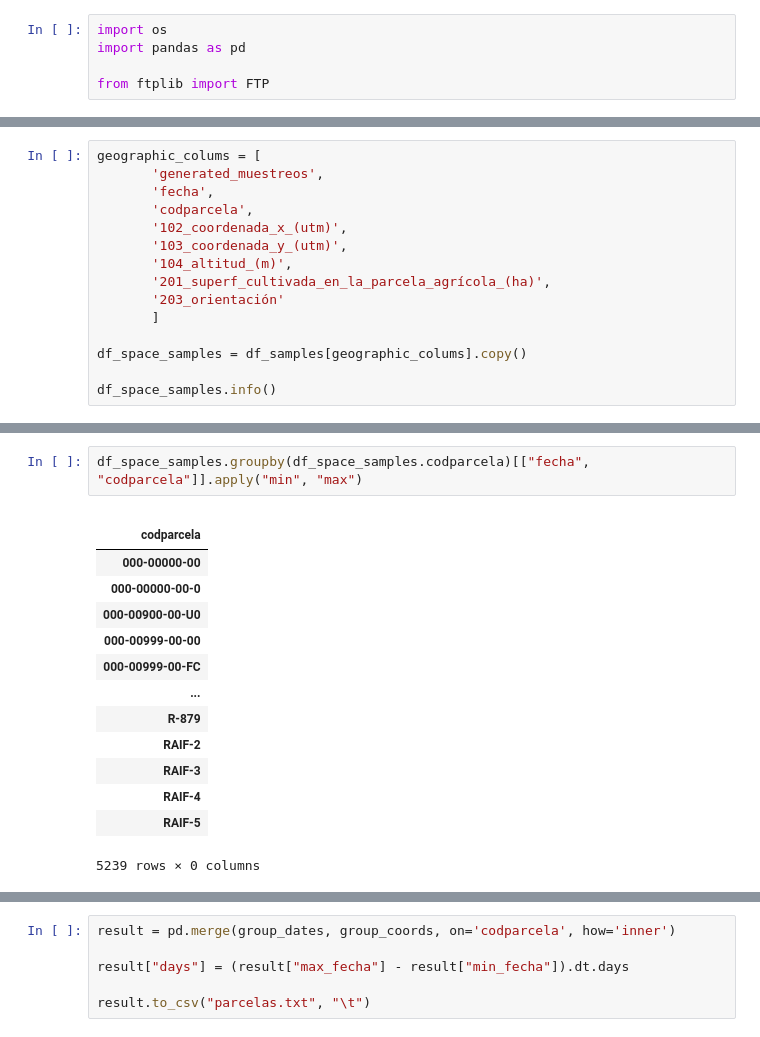
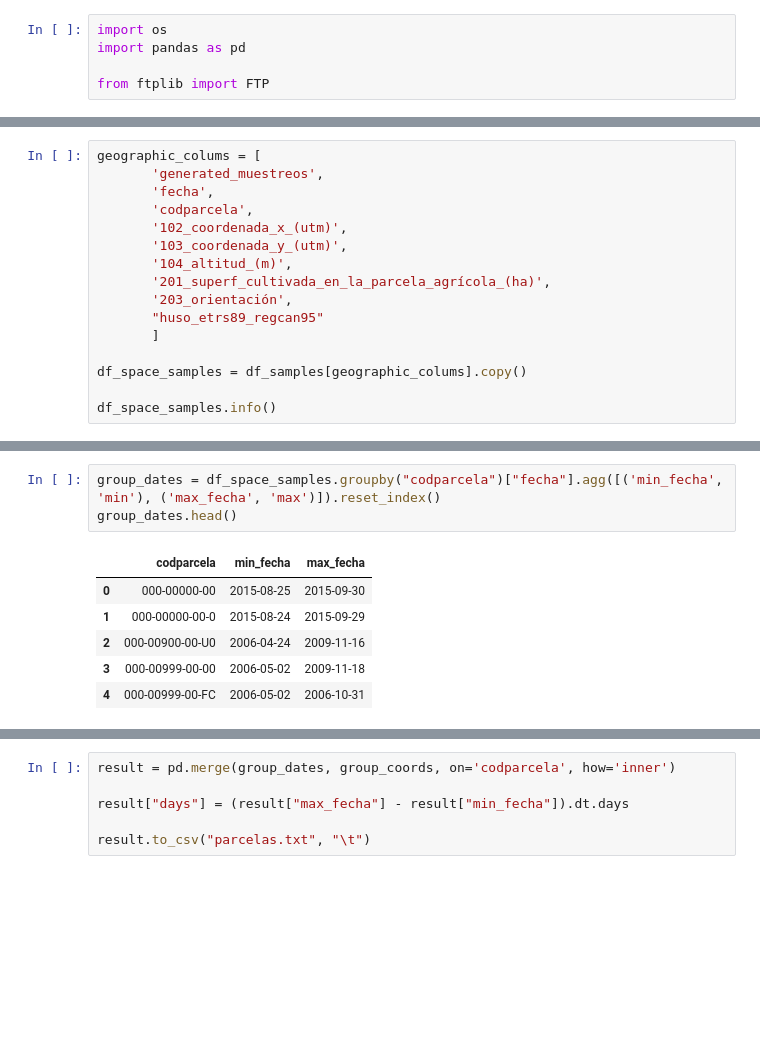
Before and after one commit to Zrive/zrive-ds-4q23-olive, a Jupyter notebook: src/explore_carlos.ipynb, the cells around one changed output, grey strips where cells are left out. Drawn from its saved outputs; the diff is of its cells as text; blank space fills up the shorter version.

```diff
--- a/src/explore_carlos.ipynb
+++ b/src/explore_carlos.ipynb
@@ -55,7 +39,8 @@ geographic_colums = [
        '103_coordenada_y_(utm)',
        '104_altitud_(m)',
        '201_superf_cultivada_en_la_parcela_agrícola_(ha)',
-       '203_orientación'
+       '203_orientación',
+       "huso_etrs89_regcan95"
        ]
 
 df_space_samples = df_samples[geographic_colums].copy()
@@ -80,18 +75,11 @@ memory usage: 28.5 MB
 # %%
-df_space_samples.groupby(df_space_samples.codparcela)[["fecha", "codparcela"]].apply("min", "max")
+group_dates = df_space_samples.groupby("codparcela")["fecha"].agg([('min_fecha', 'min'), ('max_fecha', 'max')]).reset_index()
+group_dates.head()
 # %% [output]
-|  |
-| codparcela |
-| 000-00000-00 |
-| 000-00000-00-0 |
-| 000-00900-00-U0 |
-| 000-00999-00-00 |
-| 000-00999-00-FC |
-| ... |
-| R-879 |
-| RAIF-2 |
-| RAIF-3 |
-| RAIF-4 |
-| RAIF-5 |
+|  | codparcela | min_fecha | max_fecha |
+| 0 | 000-00000-00 | 2015-08-25 | 2015-09-30 |
+| 1 | 000-00000-00-0 | 2015-08-24 | 2015-09-29 |
+| 2 | 000-00900-00-U0 | 2006-04-24 | 2009-11-16 |
+| 3 | 000-00999-00-00 | 2006-05-02 | 2009-11-18 |
+| 4 | 000-00999-00-FC | 2006-05-02 | 2006-10-31 |
-5239 rows × 0 columns
 # %%
```
Also changed, not shown: parts of 31 cells of this notebook, 6 other files.
